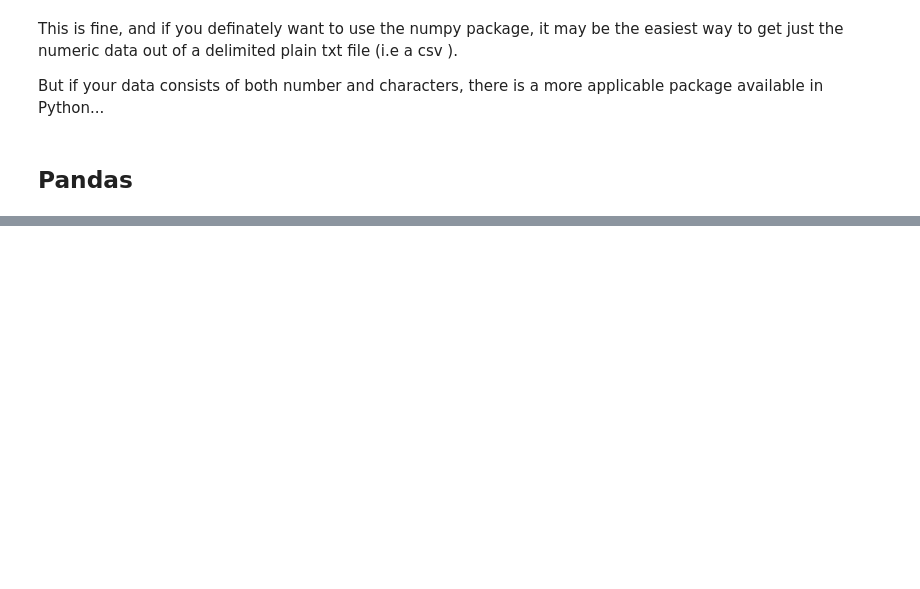
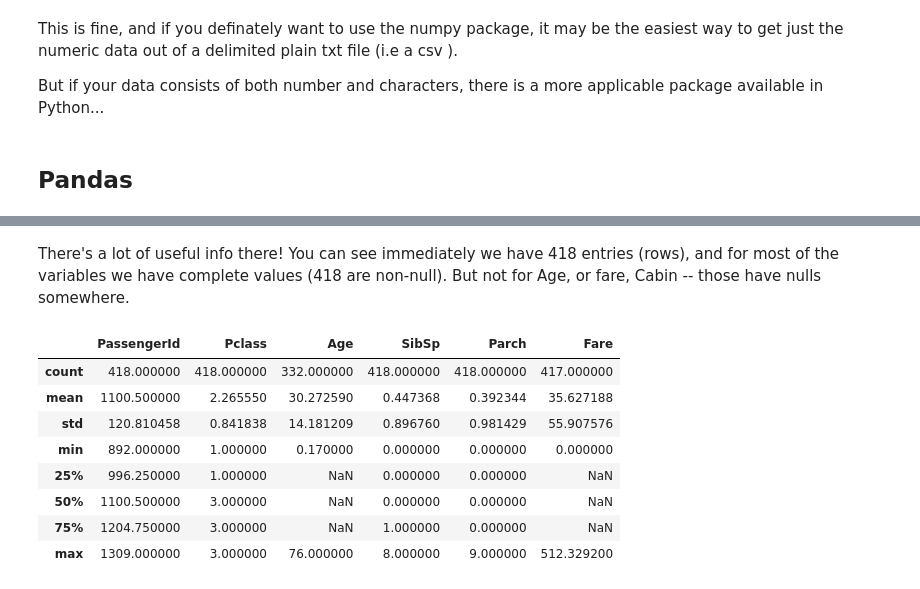
Before and after one commit to dansand/Python, a Jupyter notebook: examples/fileIO.ipynb, the cells around one changed output, grey strips where cells are left out. Drawn from its saved outputs; the diff is of its cells as text; code cells hidden in the pictures; blank space fills up the shorter version.

```diff
--- a/examples/fileIO.ipynb
+++ b/examples/fileIO.ipynb
@@ -142,0 +173,14 @@ But if your data consists of both number and characters, there is a more applica
+# %% [markdown]
+There's a lot of useful info there! You can see immediately we have 418 entries (rows), and for most of the variables we have complete values (418 are non-null). But not for Age, or fare, Cabin -- those have nulls somewhere.
+# %%
+df.describe()
+# %% [output]
+|  | PassengerId | Pclass | Age | SibSp | Parch | Fare |
+| count | 418.000000 | 418.000000 | 332.000000 | 418.000000 | 418.000000 | 417.000000 |
+| mean | 1100.500000 | 2.265550 | 30.272590 | 0.447368 | 0.392344 | 35.627188 |
+| std | 120.810458 | 0.841838 | 14.181209 | 0.896760 | 0.981429 | 55.907576 |
+| min | 892.000000 | 1.000000 | 0.170000 | 0.000000 | 0.000000 | 0.000000 |
+| 25% | 996.250000 | 1.000000 | NaN | 0.000000 | 0.000000 | NaN |
+| 50% | 1100.500000 | 3.000000 | NaN | 0.000000 | 0.000000 | NaN |
+| 75% | 1204.750000 | 3.000000 | NaN | 1.000000 | 0.000000 | NaN |
+| max | 1309.000000 | 3.000000 | 76.000000 | 8.000000 | 9.000000 | 512.329200 |
```
Also changed, not shown: parts of 8 cells of this notebook.
